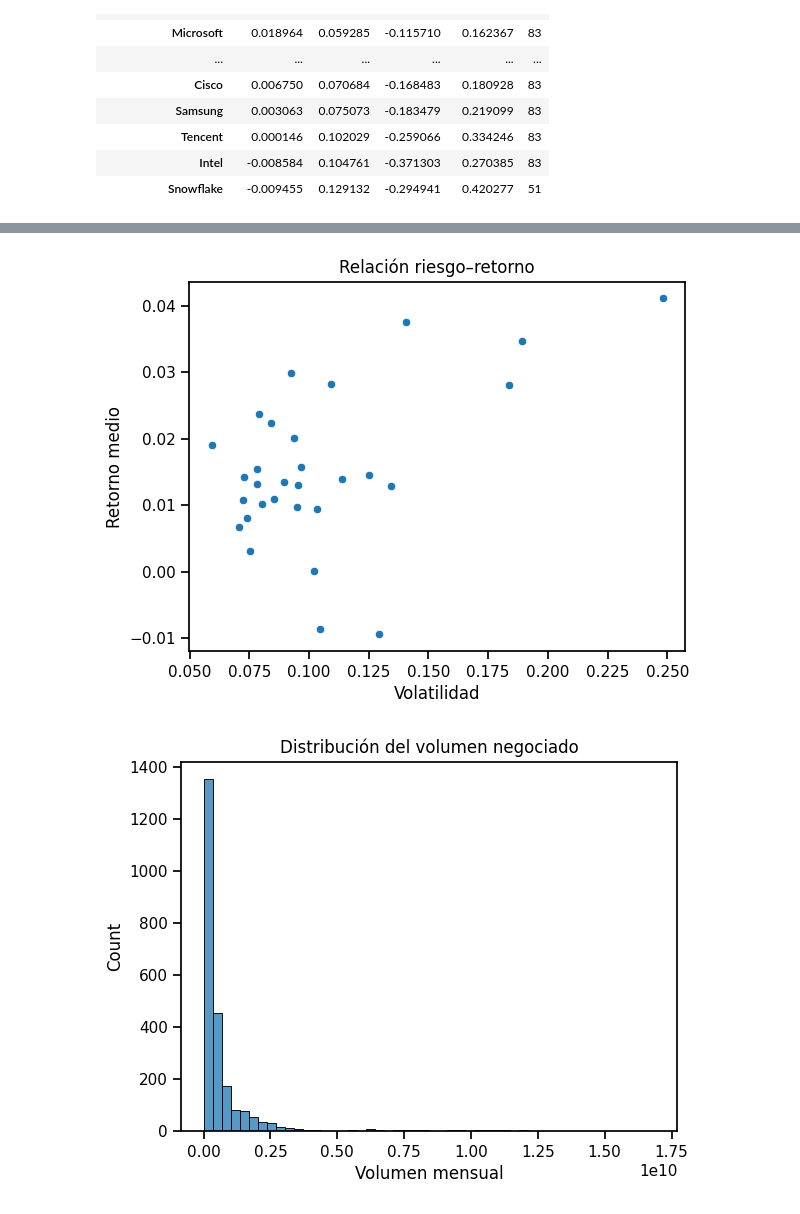
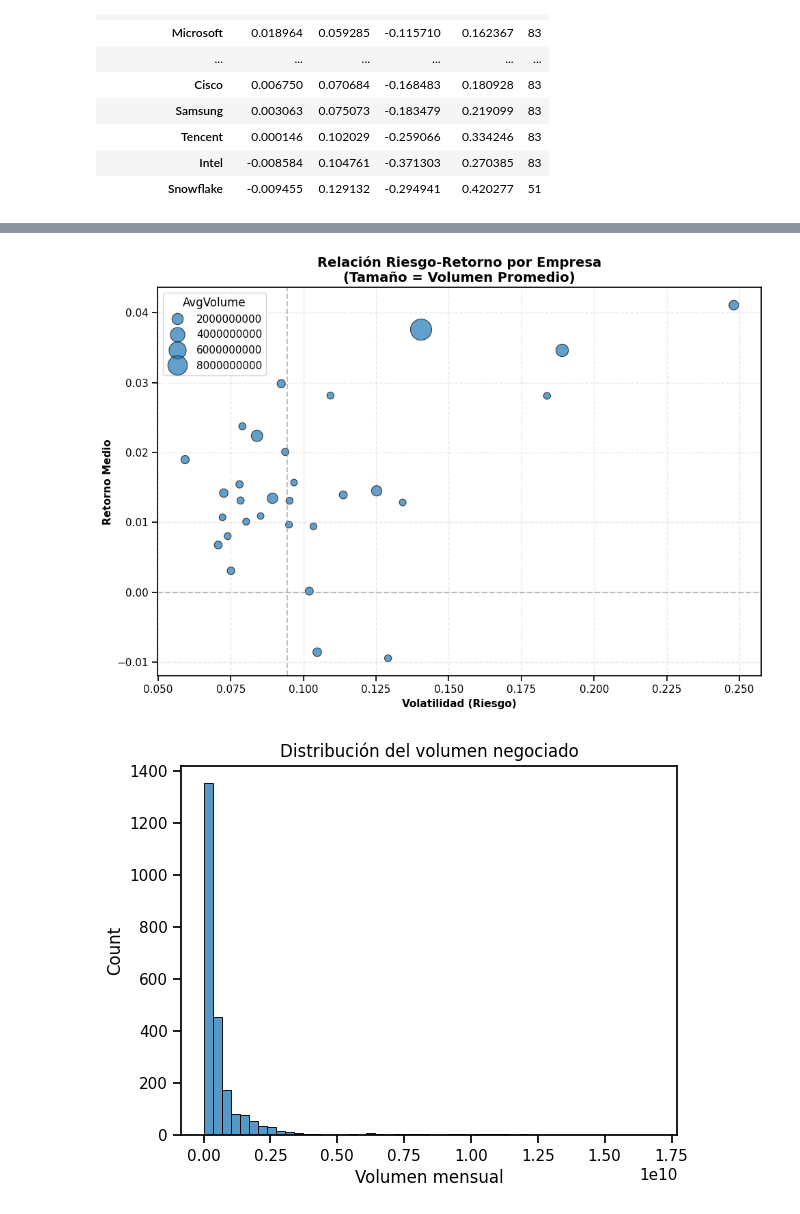
Before and after one commit to fabio2k3/AlphaTech-Analyzer, a Jupyter notebook: notebooks/eda.ipynb, the cells around one changed output, grey strips where cells are left out. Cells and saved outputs as stored; diff of their text form; code cells hidden in the pictures.

```diff
--- a/notebooks/eda.ipynb
+++ b/notebooks/eda.ipynb
@@ -127,15 +251,26 @@ plt.show()
 # %%
-plt.figure()
+fig, ax = plt.subplots(figsize=(10, 7))
 sns.scatterplot(
     x=agg_df["Volatility"],
-    y=agg_df["MeanReturn"]
+    y=agg_df["MeanReturn"],
+    size=agg_df["AvgVolume"],
+    sizes=(50, 500),
+    alpha=0.7,
+    ax=ax,
+    edgecolor='black',
+    linewidth=0.8
 )
-plt.xlabel("Volatilidad")
-plt.ylabel("Retorno medio")
-plt.title("Relación riesgo–retorno")
+ax.axhline(y=0, color='gray', linestyle='--', alpha=0.5)
+ax.axvline(x=agg_df["Volatility"].median(), color='gray', linestyle='--', alpha=0.5)
+ax.set_xlabel("Volatilidad (Riesgo)", fontsize=11, fontweight='bold')
+ax.set_ylabel("Retorno Medio", fontsize=11, fontweight='bold')
+ax.set_title("Relación Riesgo-Retorno por Empresa\n(Tamaño = Volumen Promedio)", fontsize=14, fontweight='bold')
+ax.grid(True, alpha=0.3, linestyle='--')
+plt.tight_layout()
+plt.savefig("../data/processed/risk_return_relation.png", dpi=150, bbox_inches='tight')
 plt.show()
 # %% [output]
-[figure, old version]
+[figure, new version]
 # %%
 plt.figure()
 sns.histplot(panel_df["Volume"], bins=50)
```
Also changed, not shown: parts of 31 cells of this notebook, 19 other files.
